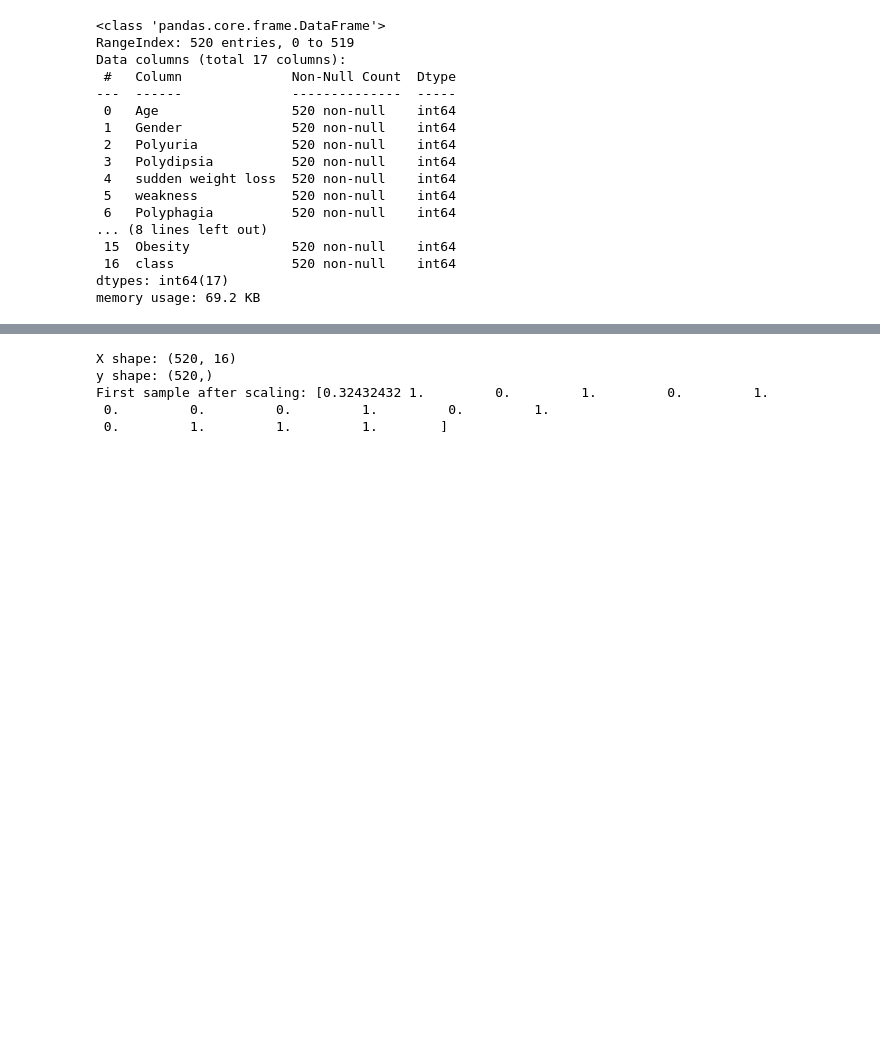
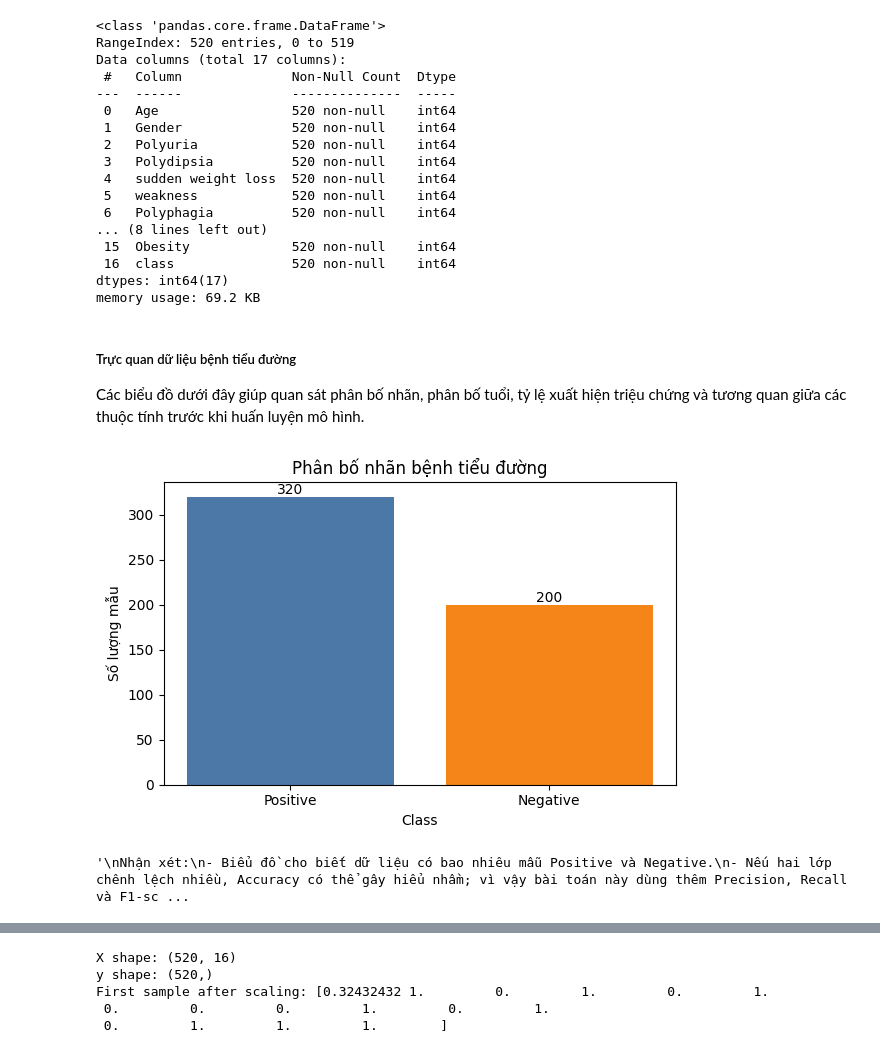
Before and after one commit to quanzz123/DataMining-Homework, a Jupyter notebook: CaseStudy/DT_RF_Lab.ipynb, the cells around one changed output, grey strips where cells are left out. Cells and saved outputs as stored; diff of their text form; code cells hidden in the pictures; blank space fills up the shorter version.

```diff
--- a/CaseStudy/DT_RF_Lab.ipynb
+++ b/CaseStudy/DT_RF_Lab.ipynb
@@ -116,3 +123,29 @@ Data columns (total 17 columns):
  16  class               520 non-null    int64
 dtypes: int64(17)
 memory usage: 69.2 KB
+# %% [markdown]
+##### Trực quan dữ liệu bệnh tiểu đường
+Các biểu đồ dưới đây giúp quan sát phân bố nhãn, phân bố tuổi, tỷ lệ xuất hiện triệu chứng và tương quan giữa các thuộc tính trước khi huấn luyện mô hình.
+# %%
+# Phân bố nhãn class
+class_counts = data['class'].map({-1: 'Negative', 1: 'Positive'}).value_counts()
+
+plt.figure(figsize=(6, 4))
+plt.bar(class_counts.index, class_counts.values, color=['#4c78a8', '#f58518'])
+plt.xlabel('Class')
+plt.ylabel('Số lượng mẫu')
+plt.title('Phân bố nhãn bệnh tiểu đường')
+for i, value in enumerate(class_counts.values):
+    plt.text(i, value + 3, str(value), ha='center')
+plt.tight_layout()
+plt.show()
+
+'''
+Nhận xét:
+- Biểu đồ cho biết dữ liệu có bao nhiêu mẫu Positive và Negative.
+- Nếu hai lớp chênh lệch nhiều, Accuracy có thể gây hiểu nhầm; vì vậy bài toán này dùng thêm Precision, Recall và F1-score để đánh giá mô hình.
+- Trong tập dữ liệu hiện tại, số mẫu Positive nhiều hơn Negative, nên cần chú ý khả năng mô hình dự đoán thiên về lớp dương tính.
+'''
+# %% [output]
+[figure, added]
+'\nNhận xét:\n- Biểu đồ cho biết dữ liệu có bao nhiêu mẫu Positive và Negative.\n- Nếu hai lớp chênh lệch nhiều, Accuracy có thể gây hiểu nhầm; vì vậy bài toán này dùng thêm Precision, Recall và F1-sc ...
```
Also changed, not shown: parts of 65 cells of this notebook, 6 other files.
